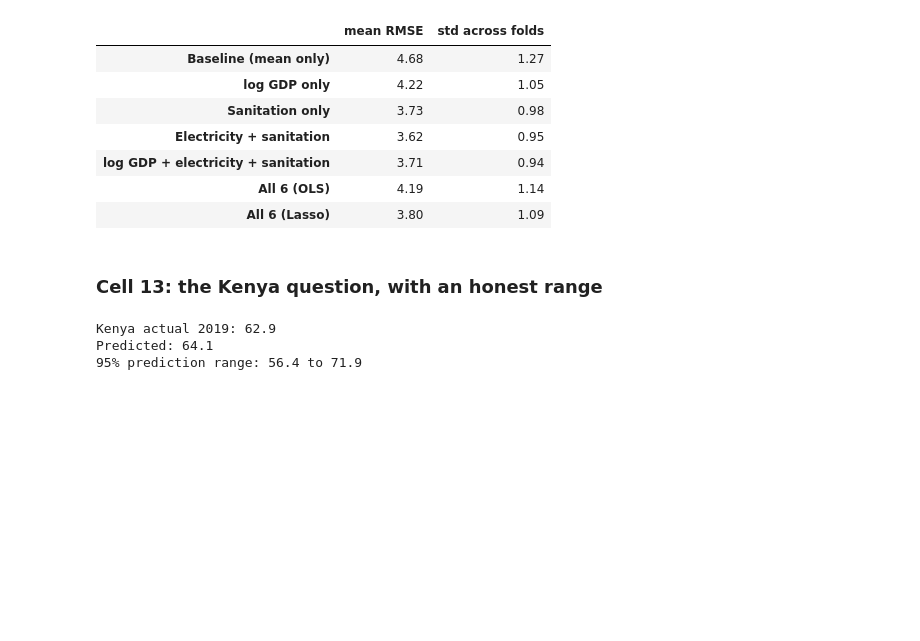
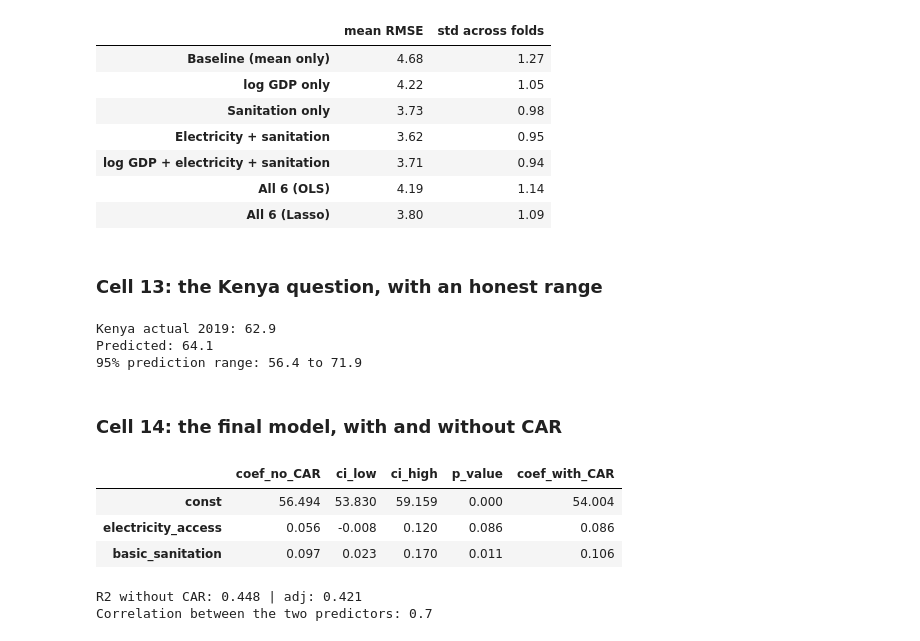
Before and after one commit to joenzau41-png/life-expectancy-africa, a Jupyter notebook: notebooks/03_modeling.ipynb, the cells around one changed output. Drawn from its saved outputs; the diff is of its cells as text; code cells hidden in the pictures; blank space fills up the shorter version.

```diff
--- a/notebooks/03_modeling.ipynb
+++ b/notebooks/03_modeling.ipynb
@@ -287,3 +287,29 @@ print("95% prediction range:", round(frame["obs_ci_lower"].iloc[0], 1), "to", ro
 Kenya actual 2019: 62.9
 Predicted: 64.1
 95% prediction range: 56.4 to 71.9
+# %% [markdown]
+### Cell 14: the final model, with and without CAR
+# %%
+final_cols = ["electricity_access", "basic_sanitation"]
+
+with_caf = fit(data, final_cols)
+without_caf = fit(no_caf, final_cols)
+
+pd.DataFrame({
+    "coef_no_CAR": without_caf.params,
+    "ci_low": without_caf.conf_int()[0],
+    "ci_high": without_caf.conf_int()[1],
+    "p_value": without_caf.pvalues,
+    "coef_with_CAR": with_caf.params,
+}).round(3)
+# %% [output]
+|  | coef_no_CAR | ci_low | ci_high | p_value | coef_with_CAR |
+| const | 56.494 | 53.830 | 59.159 | 0.000 | 54.004 |
+| electricity_access | 0.056 | -0.008 | 0.120 | 0.086 | 0.086 |
+| basic_sanitation | 0.097 | 0.023 | 0.170 | 0.011 | 0.106 |
+# %%
+print("R2 without CAR:", round(without_caf.rsquared, 3), "| adj:", round(without_caf.rsquared_adj, 3))
+print("Correlation between the two predictors:", round(no_caf[final_cols].corr().iloc[0, 1], 2))
+# %% [output]
+R2 without CAR: 0.448 | adj: 0.421
+Correlation between the two predictors: 0.7
```
Also changed, not shown: parts of 2 cells of this notebook, 1 other file.
